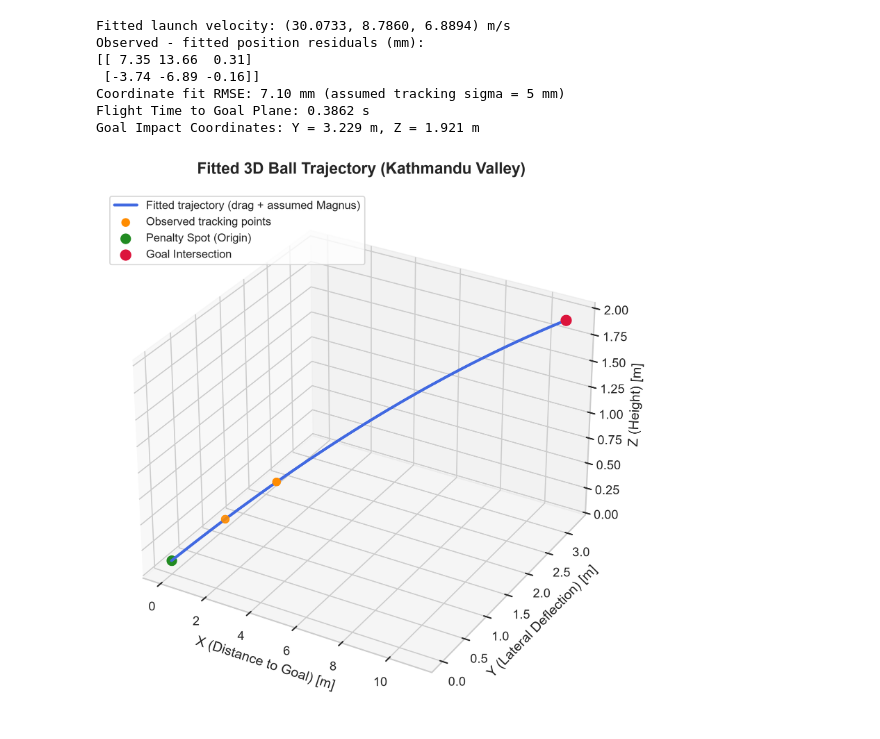
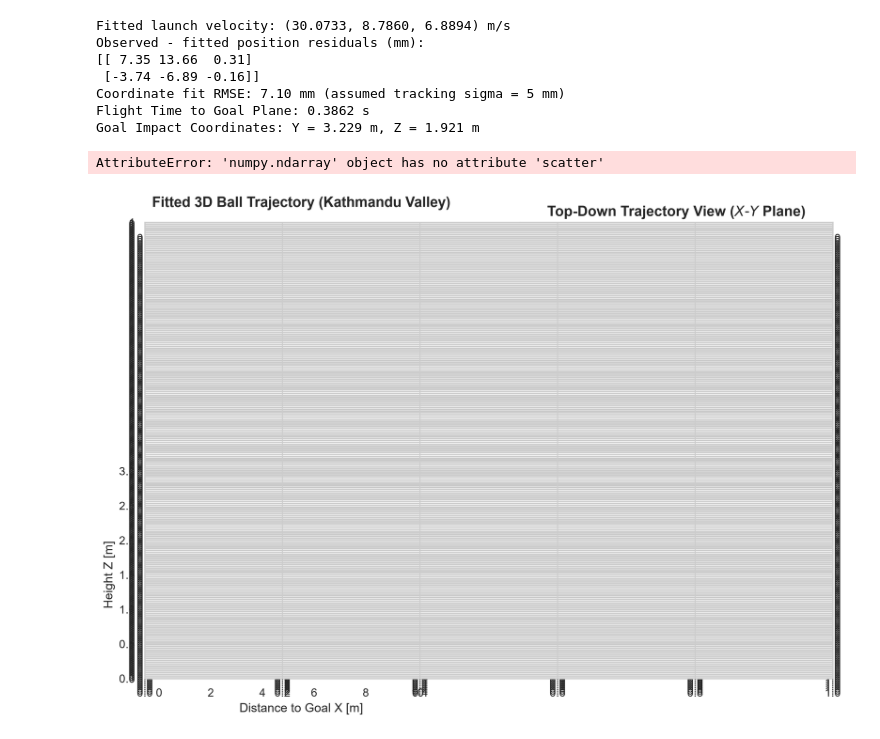
Before and after one commit to Zombizzzzzzz/UndergradPhysicsComp2026, a Jupyter notebook: upc2_masterODEeqn.ipynb, the cells around one changed output. Saved outputs shown, nothing was run; the diff lists cells and outputs as text; code cells hidden in the pictures.

```diff
--- a/upc2_masterODEeqn.ipynb
+++ b/upc2_masterODEeqn.ipynb
@@ -149,21 +148,66 @@ Coordinate fit RMSE: 7.10 mm (assumed tracking sigma = 5 mm)
 Flight Time to Goal Plane: 0.3862 s
 Goal Impact Coordinates: Y = 3.229 m, Z = 1.921 m
 # %%
-fig = plt.figure(figsize=(10, 7))
-ax = fig.add_subplot(projection='3d')
+fig = plt.figure(figsize=(12, 8))
 
-ax.plot(x_traj, y_traj, z_traj, label='Fitted trajectory (drag + assumed Magnus)', color='royalblue', lw=2.5)
-ax.scatter([r1[0], r2[0]], [r1[1], r2[1]], [r1[2], r2[2]], color='darkorange', s=45, label='Observed tracking points')
-ax.scatter([0], [0], [0.11], color='forestgreen', s=70, label='Penalty Spot (Origin)')
-ax.scatter([11.0], [final_y], [final_z], color='crimson', s=80, label='Goal Intersection')
+ax1 = fig.add_subplot(221, projection='3d')
 
-ax.set_title("Fitted 3D Ball Trajectory (Kathmandu Valley)", fontsize=14, fontweight='bold', pad=15)
-ax.set_xlabel("X (Distance to Goal) [m]")
-ax.set_ylabel("Y (Lateral Deflection) [m]")
-ax.set_zlabel("Z (Height) [m]")
-ax.legend(loc='upper left', frameon=True)
+ax1.plot(x_traj, y_traj, z_traj, label='Fitted trajectory (drag + assumed Magnus)', color='royalblue', lw=2.5)
+ax1.scatter([r1[0], r2[0]], [r1[1], r2[1]], [r1[2], r2[2]], color='darkorange', s=45, label='Observed tracking points')
+ax1.scatter([0], [0], [0.11], color='forestgreen', s=70, label='Penalty Spot (Origin)')
+ax1.scatter([11.0], [final_y], [final_z], color='crimson', s=80, label='Goal Intersection')
 
-plt.tight_layout()
-plt.show()
+ax1.set_title("Fitted 3D Ball Trajectory (Kathmandu Valley)", fontsize=14, fontweight='bold', pad=15)
+ax1.set_xlabel("X (Distance to Goal) [m]")
+ax1.set_ylabel("Y (Lateral Deflection) [m]")
+ax1.set_zlabel("Z (Height) [m]")
+ax1.legend(loc='upper left', frameon=True)
+
+ax2 = fig.add_subplot(222)
+
+ax2.plot(x_traj, y_traj, color='teal', lw=2.5, label='Fitted flight path (drag + assumed Magnus)')
+ax2.scatter([r1[0], r2[0]], [r1[1], r2[1]], color='darkorange', s=45, label='Observed tracking points')
+ax2.axvline(11.0, color='gray', linestyle='--', label='Goal Plane ($x=11\\text{m}$)')
+ax2.plot([11.0, 11.0], [-3.66, 3.66], color='orange', linewidth=4, alpha=0.5, label='Goal Width Range')
+ax2.scatter([11.0], [final_y], color='crimson', s=70, zorder=5, label='Impact Point')
+
+ax2.set_title("Top-Down Trajectory View ($X\\text{-}Y$ Plane)", fontsize=14, fontweight='bold')
+ax2.set_xlabel("Distance to Goal X [m]")
+ax2.set_ylabel("Lateral Position Y [m]")
+ax2.set_ylim(-5, 5)
+ax2.legend(loc='upper right', frameon=True)
+
+ax3 = fig.add_subplot(223)
+
+ax3.plot(x_traj, z_traj, color='purple', lw=2.5, label='Fitted flight path (drag + assumed Magnus)')
+ax3.scatter([r1[0], r2[0]], [r1[2], r2[2]], color='darkorange', s=45, label='Observed tracking points')
+ax3.axvline(11.0, color='gray', linestyle='--', label='Goal Plane')
+ax3.plot([11.0, 11.0], [0.0, 2.44], color='orange', linewidth=4, alpha=0.5, label='Goal Height Range')
+ax3.scatter([11.0], [final_z], color='crimson', s=70, zorder=5, label='Impact Point')
+
+ax3.set_title("Side Profile Elevation View ($X\\text{-}Z$ Plane)", fontsize=14, fontweight='bold')
+ax3.set_xlabel("Distance to Goal X [m]")
+ax3.set_ylabel("Height Z [m]")
+ax3.set_ylim(0, 3)
+ax3.legend(loc='upper right', frameon=True)
+
+ax4 = fig.subplots(224)
+
+
+goal_rect = plt.Rectangle((-3.66, 0.0), 7.32, 2.44, linewidth=2.5, edgecolor='black', facecolor='lightyellow', label='Goal Frame')
+
+
+
+ax4.scatter([final_y], [final_z], color='crimson', s=160, marker='X', zorder=5, label=f"Fitted impact: ({final_y:.2f}m, {final_z:.2f}m)")
+
+ax4.set_title("Fitted Goal-Plane Prediction (drag + assumed Magnus)", fontsize=14, fontweight='bold')
+ax4.set_xlabel("Goal Width Y [m]")
+ax4.set_ylabel("Goal Height Z [m]")
+ax4.set_xlim(-5.0, 5.0)
+ax4.set_ylim(-0.5, 3.5)
+ax4.axhline(0, color='gray', linewidth=0.8)
+ax4.axvline(0, color='gray', linewidth=0.8, linestyle=':')
+ax4.legend(loc='upper right', frameon=True)
 # %% [output]
+AttributeError: 'numpy.ndarray' object has no attribute 'scatter'
-[figure, old version]
+[figure, new version]
```
Also changed, not shown: parts of 4 cells of this notebook.
